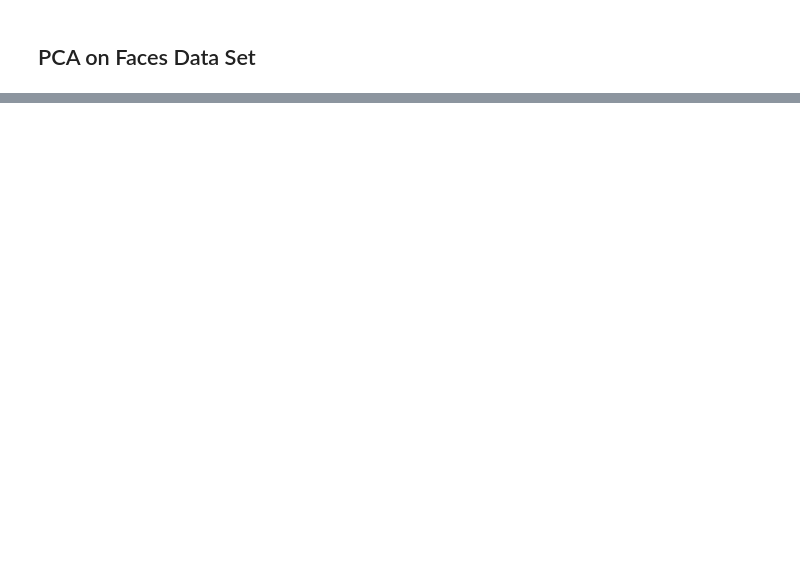
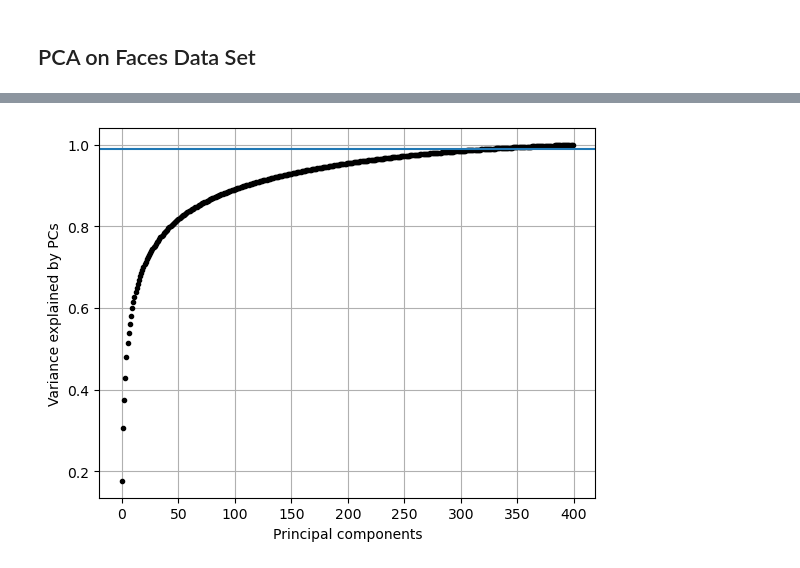
Before and after one commit to Hydroforth/AP-157-dump, a Jupyter notebook: 7 Dimensional Reduction - Principal Component Analysis.ipynb, the cells around one changed output, grey strips where cells are left out. Drawn from its saved outputs; the diff is of its cells as text; code cells hidden in the pictures; blank space fills up the shorter version.

```diff
--- a/7 Dimensional Reduction - Principal Component Analysis.ipynb
+++ b/7 Dimensional Reduction - Principal Component Analysis.ipynb
@@ -144,0 +196,11 @@ for i, ax in enumerate(axs):
+# %%
+#PCs are rank ordered according to variance
+plt.plot(np.cumsum(pca.explained_variance_ratio_), "k.")
+#explained_variance_ratio_ - percentage of variance explained by each PC
+#"k." - black dot markers
+plt.xlabel("Principal components")
+plt.ylabel("Variance explained by PCs")
+plt.axhline(0.99)
+plt.grid()
+# %% [output]
+[figure, added]
```
Also changed, not shown: parts of 16 cells of this notebook.
